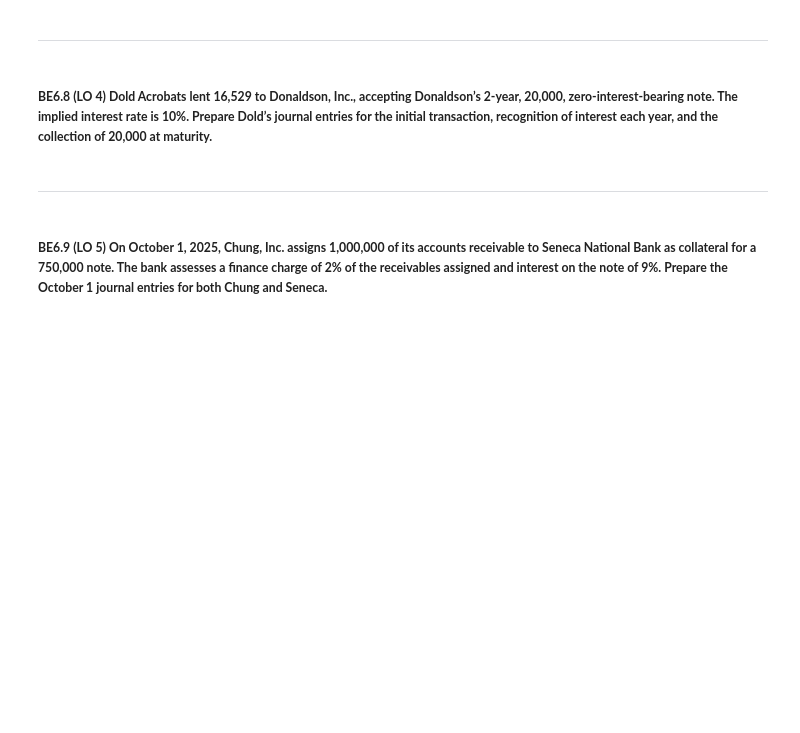
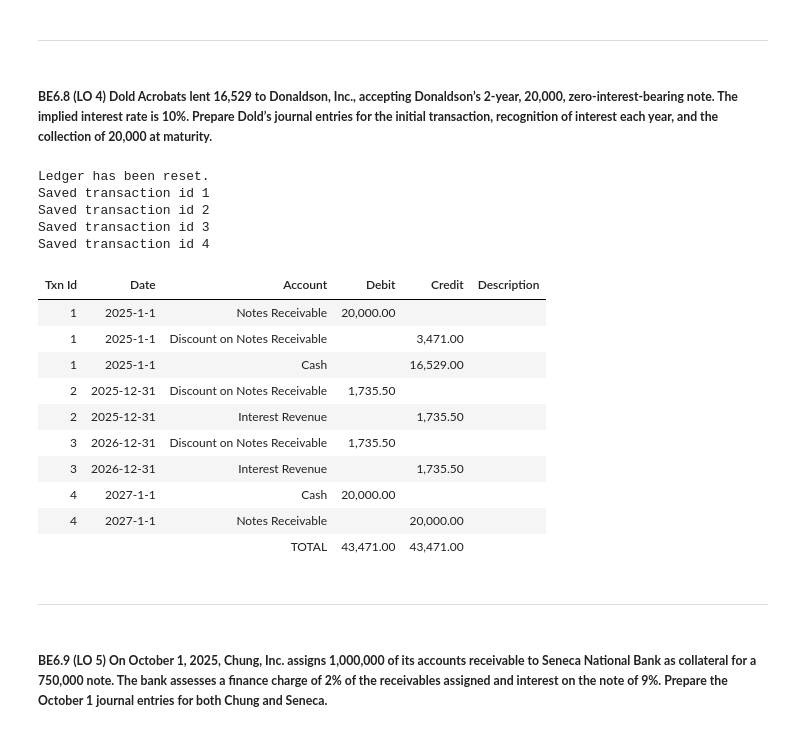
Before and after one commit to ekmartinez/Accounting, a Jupyter notebook: 02_Cash_And_Receivables/02_Cash_And_Receivables_Brief_Exercises.ipynb, the cells around one changed output. Drawn from its saved outputs; the diff is of its cells as text; code cells hidden in the pictures; blank space fills up the shorter version.

```diff
--- a/02_Cash_And_Receivables/02_Cash_And_Receivables_Brief_Exercises.ipynb
+++ b/02_Cash_And_Receivables/02_Cash_And_Receivables_Brief_Exercises.ipynb
@@ -341,6 +347,66 @@ Saved transaction id 3
 ---
 # %% [markdown]
 ##### **BE6.8 (LO 4) Dold Acrobats lent 16,529 to Donaldson, Inc., accepting Donaldson’s 2-year, 20,000, zero-interest-bearing note. The implied interest rate is 10%. Prepare Dold’s journal entries for the initial transaction, recognition of interest each year, and the collection of 20,000 at maturity.**
+# %%
+note = 20000
+cash_paid = 16529
+interest = note - cash_paid
+periodic_interest = interest * (1 / 2)
+# %%
+dold = Ledger()
+dold.reset()
+
+dold.add_entry(
+    [
+        {"date": "2025-1-1", "account": "Notes Receivable", "debit": note, "credit": 0},
+        {"date": "2025-1-1", "account": "Discount on Notes Receivable", "debit": 0, "credit": interest},
+        {"date": "2025-1-1", "account": "Cash", "debit": 0, "credit": cash_paid},
+    ],
+    description="",
+)
+
+dold.add_entry(
+    [
+        {"date": "2025-12-31", "account": "Discount on Notes Receivable", "debit": periodic_interest, "credit": 0},
+        {"date": "2025-12-31", "account": "Interest Revenue", "debit": 0, "credit": periodic_interest},
+    ],
+    description="",
+)
+
+dold.add_entry(
+    [
+        {"date": "2026-12-31", "account": "Discount on Notes Receivable", "debit": periodic_interest, "credit": 0},
+        {"date": "2026-12-31", "account": "Interest Revenue", "debit": 0, "credit": periodic_interest},
+    ],
+    description="",
+)
+
+dold.add_entry(
+    [
+        {"date": "2027-1-1", "account": "Cash", "debit": note, "credit": 0},
+        {"date": "2027-1-1", "account": "Notes Receivable", "debit": 0, "credit": note},
+    ],
+    description="",
+)
+
+display(HTML(format_ledger_table(dold).to_html(index=False)))
+# %% [output]
+Ledger has been reset.
+Saved transaction id 1
+Saved transaction id 2
+Saved transaction id 3
+Saved transaction id 4
+| Txn Id | Date | Account | Debit | Credit | Description |
+| 1 | 2025-1-1 | Notes Receivable | 20,000.00 |  |  |
+| 1 | 2025-1-1 | Discount on Notes Receivable |  | 3,471.00 |  |
+| 1 | 2025-1-1 | Cash |  | 16,529.00 |  |
+| 2 | 2025-12-31 | Discount on Notes Receivable | 1,735.50 |  |  |
+| 2 | 2025-12-31 | Interest Revenue |  | 1,735.50 |  |
+| 3 | 2026-12-31 | Discount on Notes Receivable | 1,735.50 |  |  |
+| 3 | 2026-12-31 | Interest Revenue |  | 1,735.50 |  |
+| 4 | 2027-1-1 | Cash | 20,000.00 |  |  |
+| 4 | 2027-1-1 | Notes Receivable |  | 20,000.00 |  |
+|  |  | TOTAL | 43,471.00 | 43,471.00 |  |
 # %% [markdown]
 ---
 # %% [markdown]
```
Also changed, not shown: parts of 24 cells of this notebook, 1 other file.
